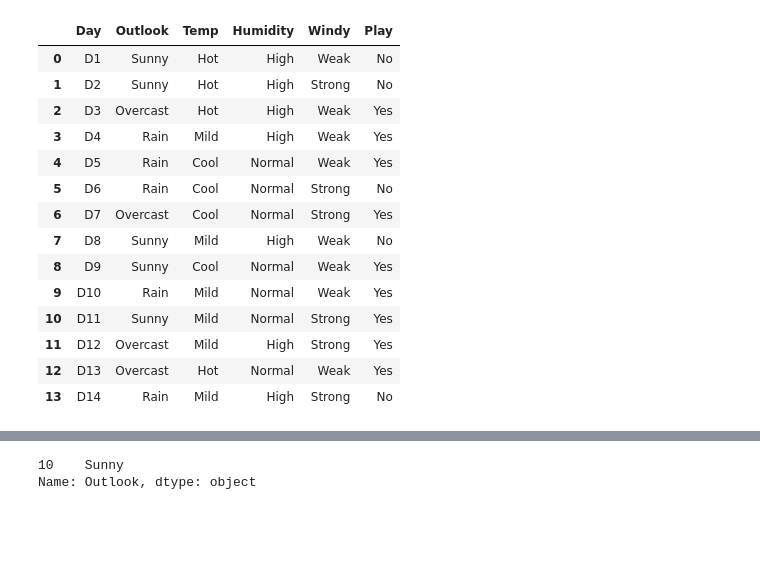
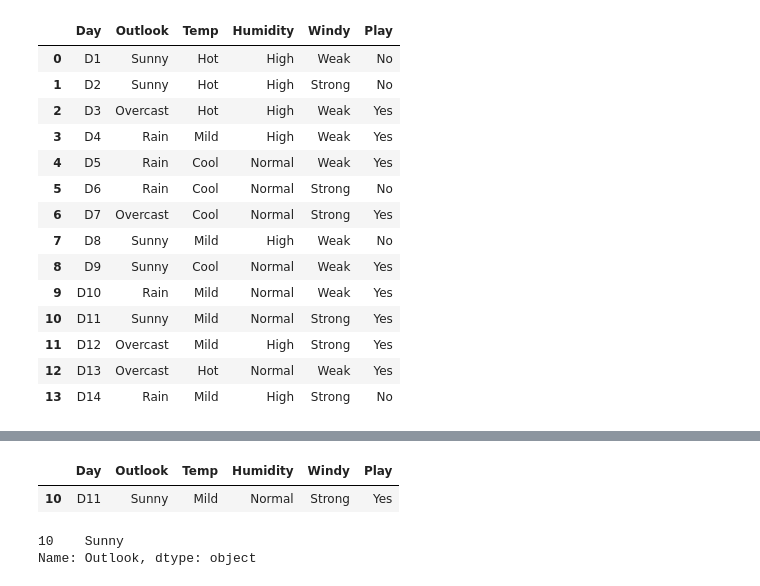
Before and after one commit to nipunbatra/ml-teaching, a Jupyter notebook: notebooks/numpy-pandas-basics.ipynb, the cells around one changed output, grey strips where cells are left out. Saved outputs shown, nothing was run; the diff lists cells and outputs as text; code cells hidden in the pictures; blank space fills up the shorter version.

```diff
--- a/notebooks/numpy-pandas-basics.ipynb
+++ b/notebooks/numpy-pandas-basics.ipynb
@@ -216,3 +266,8 @@ df
+# %%
+df[df['Day'] == 'D11']
+# %% [output]
+|  | Day | Outlook | Temp | Humidity | Windy | Play |
+| 10 | D11 | Sunny | Mild | Normal | Strong | Yes |
 # %%
 df[df['Day'] == 'D11']['Outlook']
 # %% [output]
```
Also changed, not shown: parts of 20 cells of this notebook, 1 other file.
